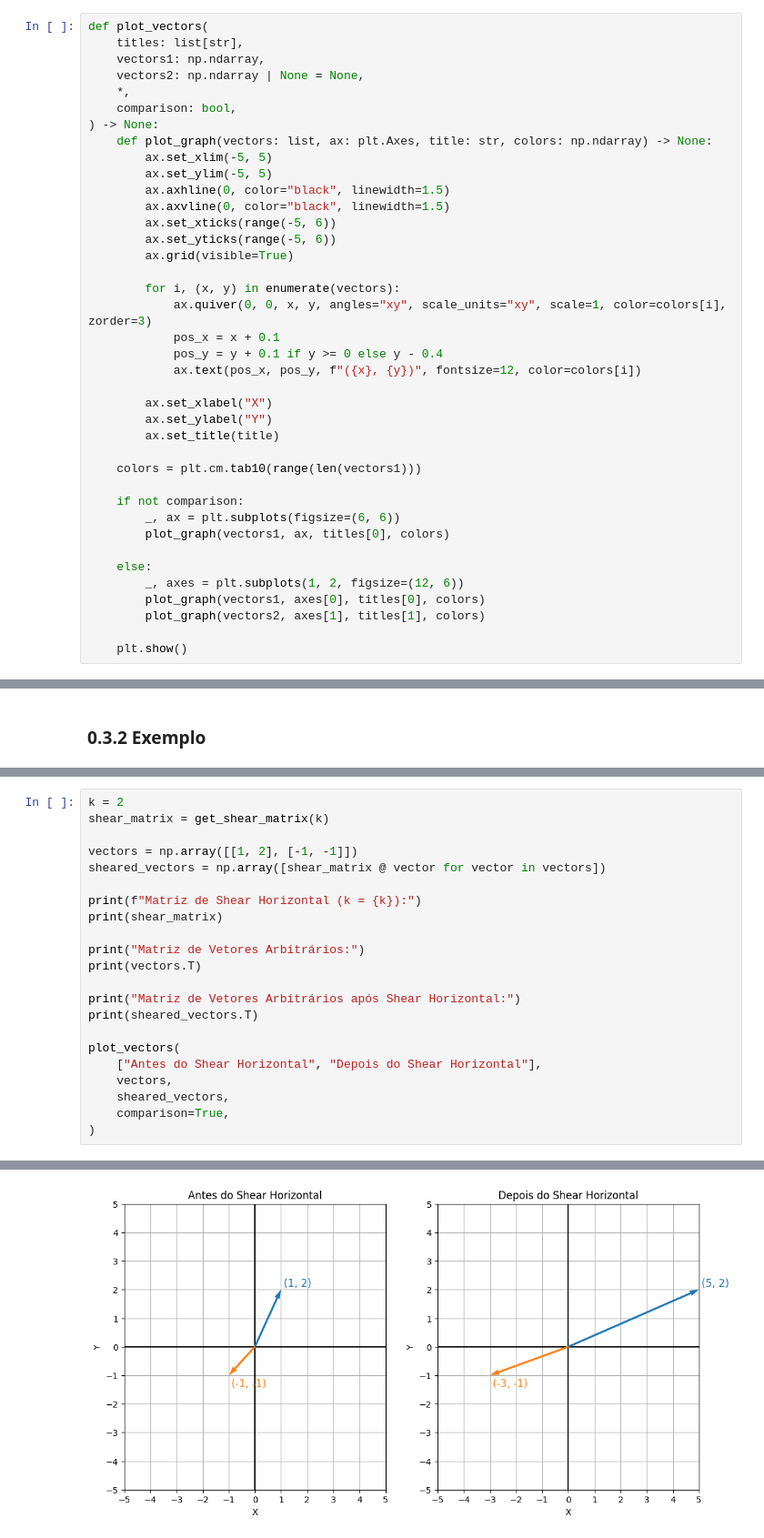
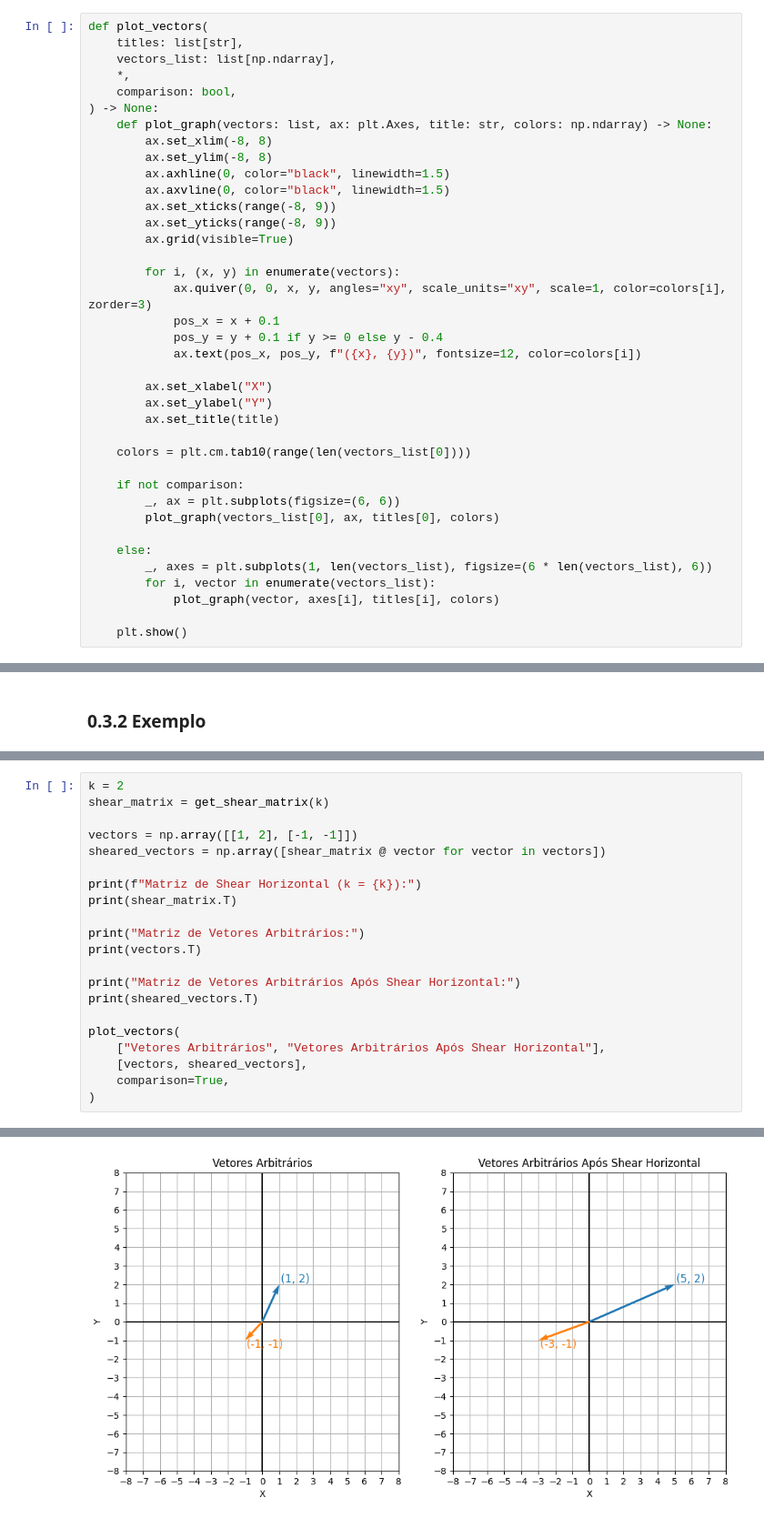
Before and after one commit to marcosnevary/computational-mathematics, a Jupyter notebook: notebooks/00_linear_transformations.ipynb, the cells around one changed output, grey strips where cells are left out. Shown at 91% size. Drawn from its saved outputs; the diff is of its cells as text.

```diff
--- a/notebooks/00_linear_transformations.ipynb
+++ b/notebooks/00_linear_transformations.ipynb
@@ -10,18 +10,17 @@ Definimos a função `plot_vectors` para criar a visualização dos vetores em u
 # %%
 def plot_vectors(
     titles: list[str],
-    vectors1: np.ndarray,
-    vectors2: np.ndarray | None = None,
+    vectors_list: list[np.ndarray],
     *,
     comparison: bool,
 ) -> None:
     def plot_graph(vectors: list, ax: plt.Axes, title: str, colors: np.ndarray) -> None:
-        ax.set_xlim(-5, 5)
-        ax.set_ylim(-5, 5)
+        ax.set_xlim(-8, 8)
+        ax.set_ylim(-8, 8)
         ax.axhline(0, color="black", linewidth=1.5)
         ax.axvline(0, color="black", linewidth=1.5)
-        ax.set_xticks(range(-5, 6))
-        ax.set_yticks(range(-5, 6))
+        ax.set_xticks(range(-8, 9))
+        ax.set_yticks(range(-8, 9))
         ax.grid(visible=True)
 
         for i, (x, y) in enumerate(vectors):
@@ -34,16 +33,16 @@ def plot_vectors(
         ax.set_ylabel("Y")
         ax.set_title(title)
 
-    colors = plt.cm.tab10(range(len(vectors1)))
+    colors = plt.cm.tab10(range(len(vectors_list[0])))
 
     if not comparison:
         _, ax = plt.subplots(figsize=(6, 6))
-        plot_graph(vectors1, ax, titles[0], colors)
+        plot_graph(vectors_list[0], ax, titles[0], colors)
 
     else:
-        _, axes = plt.subplots(1, 2, figsize=(12, 6))
-        plot_graph(vectors1, axes[0], titles[0], colors)
-        plot_graph(vectors2, axes[1], titles[1], colors)
+        _, axes = plt.subplots(1, len(vectors_list), figsize=(6 * len(vectors_list), 6))
+        for i, vector in enumerate(vectors_list):
+            plot_graph(vector, axes[i], titles[i], colors)
 
     plt.show()
 # %% [markdown]
@@ -138,18 +137,17 @@ vectors = np.array([[1, 2], [-1, -1]])
 sheared_vectors = np.array([shear_matrix @ vector for vector in vectors])
 
 print(f"Matriz de Shear Horizontal (k = {k}):")
-print(shear_matrix)
+print(shear_matrix.T)
 
 print("Matriz de Vetores Arbitrários:")
 print(vectors.T)
 
-print("Matriz de Vetores Arbitrários após Shear Horizontal:")
+print("Matriz de Vetores Arbitrários Após Shear Horizontal:")
 print(sheared_vectors.T)
 
 plot_vectors(
-    ["Antes do Shear Horizontal", "Depois do Shear Horizontal"],
-    vectors,
-    sheared_vectors,
+    ["Vetores Arbitrários", "Vetores Arbitrários Após Shear Horizontal"],
+    [vectors, sheared_vectors],
     comparison=True,
 )
 # %% [output]
@@ -163,3 +161,3 @@ Matriz de Vetores Arbitrários após Shear Horizontal:
 [[ 5 -3]
  [ 2 -1]]
-[figure, old version]
+[figure, new version]
```
Also changed, not shown: parts of 15 cells of this notebook.
